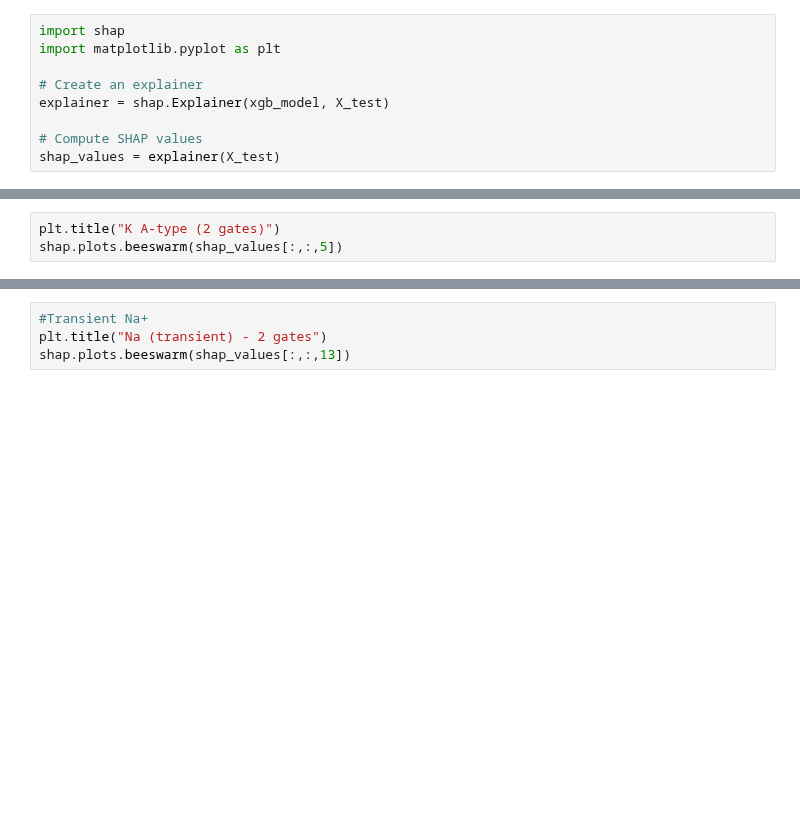
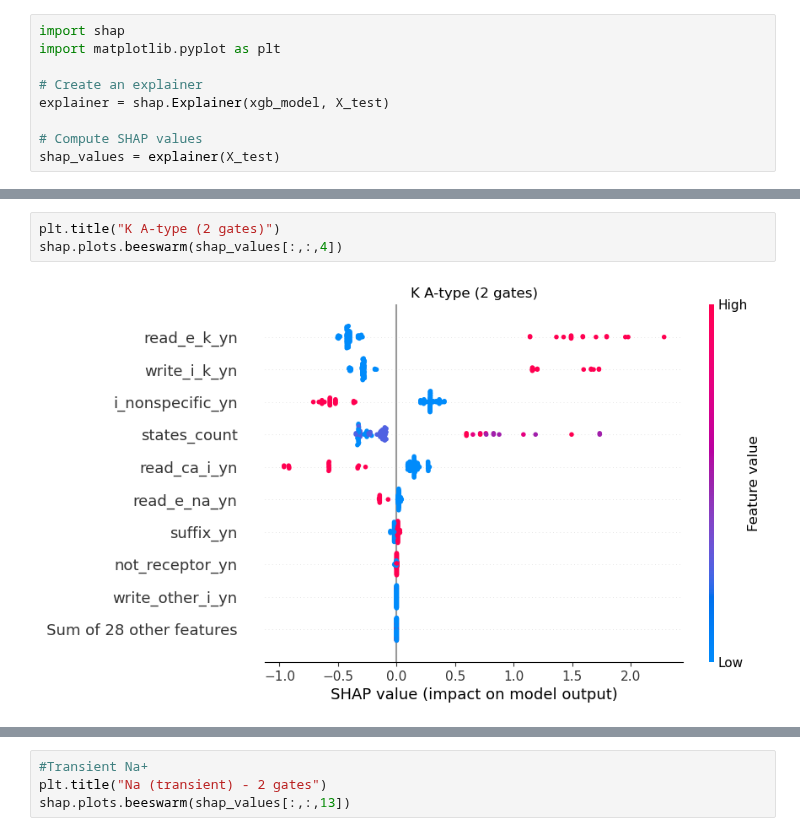
Before and after one commit to innacohen/mod-annotation, a Jupyter notebook: code/pipeline.ipynb, the cells around one changed output, grey strips where cells are left out. Cells and saved outputs as stored; diff of their text form; blank space fills up the shorter version.

Commit message:
reran shap plots

```diff
--- a/code/pipeline.ipynb
+++ b/code/pipeline.ipynb
@@ -872,5 +958,7 @@ shap.plots.beeswarm(shap_values[:,:,3])
 # %%
 plt.title("K A-type (2 gates)")
-shap.plots.beeswarm(shap_values[:,:,5])
+shap.plots.beeswarm(shap_values[:,:,4])
+# %% [output]
+[figure, added]
 # %%
 plt.title("K Delayed Rectifier (1 gate)")
```
Also changed, not shown: parts of 9 cells of this notebook.
